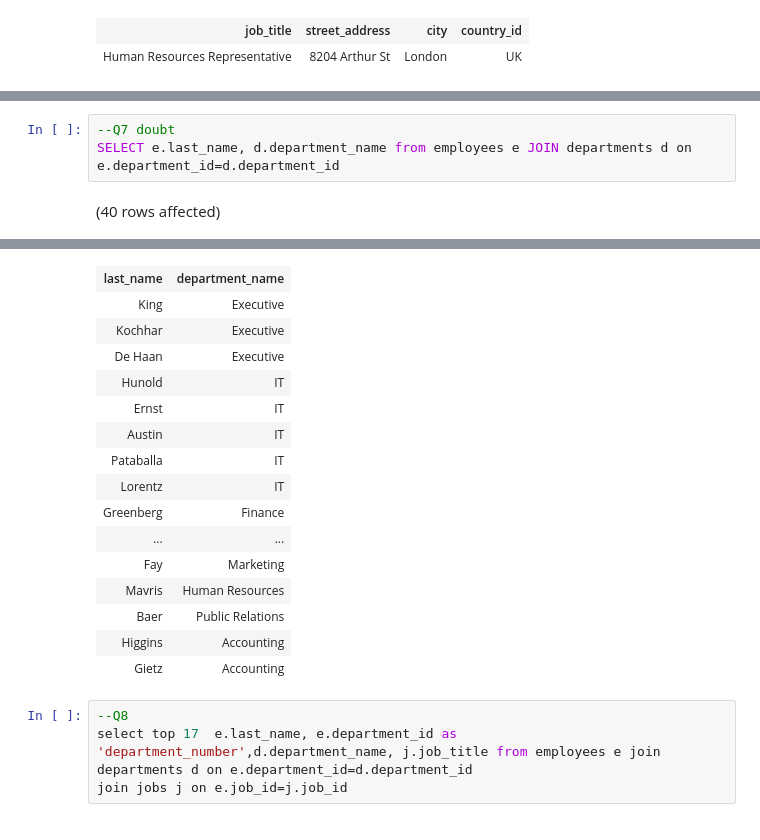
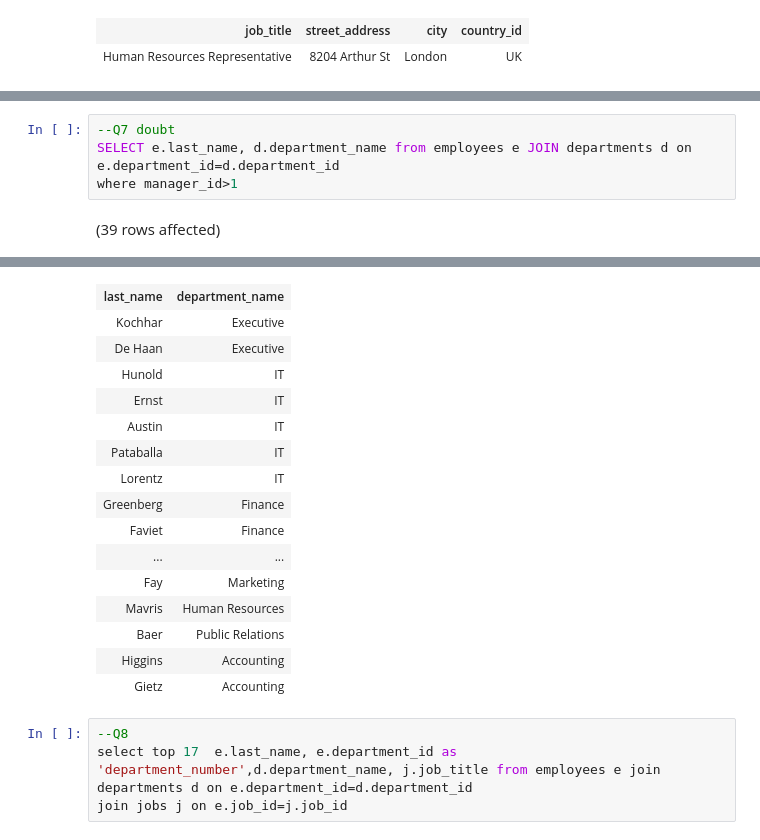
Before and after one commit to adighodke/Training, a Jupyter notebook: SQL_PostAssessment/SQL_PostAssessment_joins.ipynb, the cells around one changed output, grey strips where cells are left out. Saved outputs shown, nothing was run; the diff lists cells and outputs as text.

```diff
--- a/SQL_PostAssessment/SQL_PostAssessment_joins.ipynb
+++ b/SQL_PostAssessment/SQL_PostAssessment_joins.ipynb
@@ -118,5 +118,6 @@ Total execution time: 00:00:00.006
 # %%
 --Q7 doubt
 SELECT e.last_name, d.department_name from employees e JOIN departments d on e.department_id=d.department_id
+where manager_id>1
 # %% [output]
-(40 rows affected)
+(39 rows affected)
@@ -124,5 +125,4 @@ Total execution time: 00:00:00.005
 | last_name | department_name |
-| King | Executive |
 | Kochhar | Executive |
 | De Haan | Executive |
 | Hunold | IT |
@@ -131,6 +131,7 @@ Total execution time: 00:00:00.005
 | Pataballa | IT |
 | Lorentz | IT |
 | Greenberg | Finance |
+| Faviet | Finance |
 | ... | ... |
 | Fay | Marketing |
 | Mavris | Human Resources |
```
Also changed, not shown: parts of 3 cells of this notebook, 2 other files.
